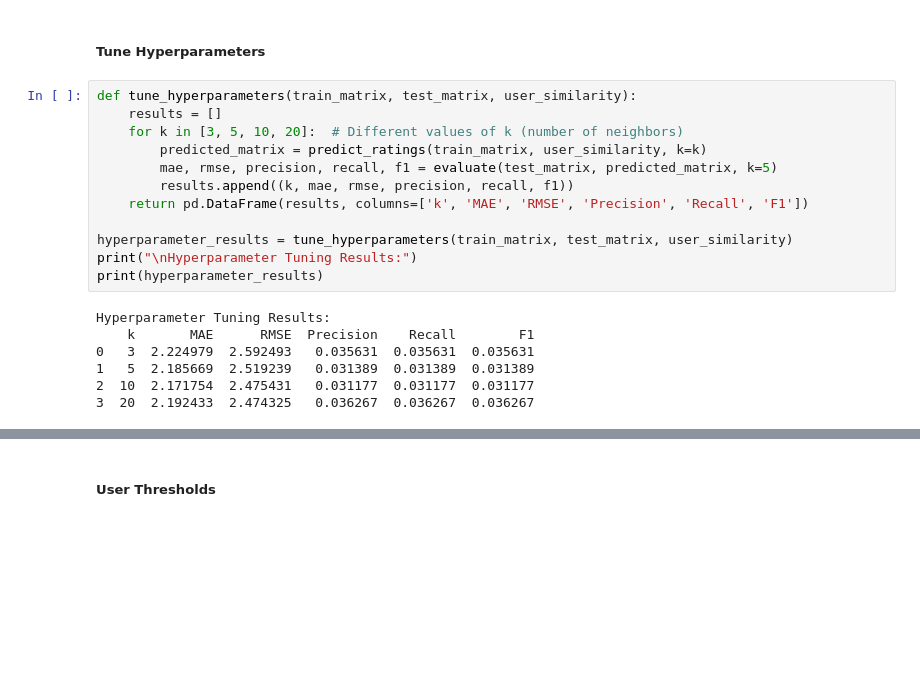
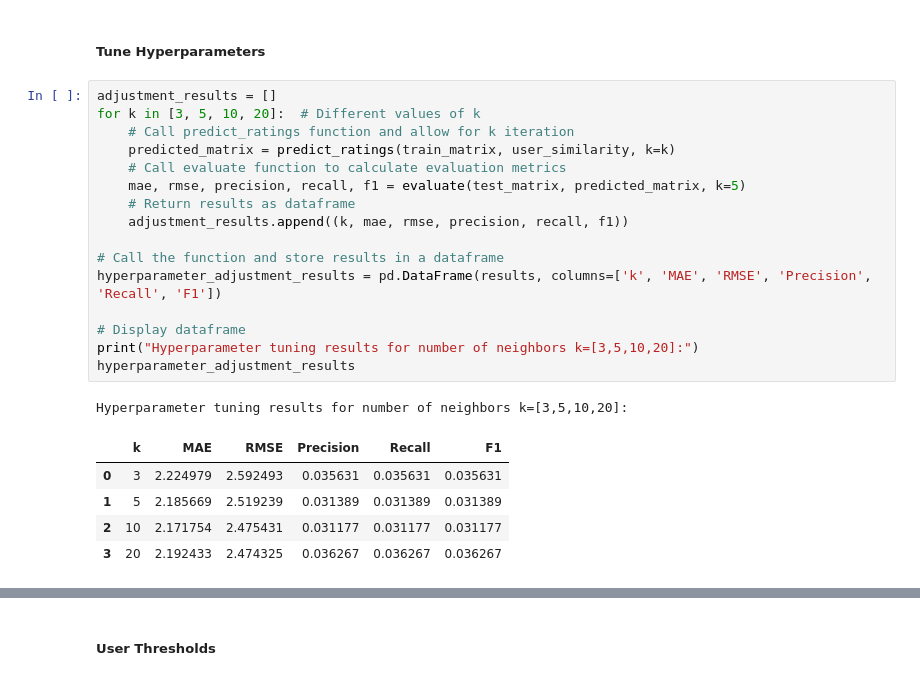
Before and after one commit to ChoutouriadiKaterina/Big_Data_2024, a Jupyter notebook: Working_Christoforos.ipynb, the cells around one changed output, grey strips where cells are left out. Drawn from its saved outputs; the diff is of its cells as text; blank space fills up the shorter version.

```diff
--- a/Working_Christoforos.ipynb
+++ b/Working_Christoforos.ipynb
@@ -979,21 +979,25 @@ F1 Score: 0.03
 # %% [markdown]
 ##### Tune Hyperparameters
 # %%
-def tune_hyperparameters(train_matrix, test_matrix, user_similarity):
-    results = []
-    for k in [3, 5, 10, 20]:  # Different values of k (number of neighbors)
-        predicted_matrix = predict_ratings(train_matrix, user_similarity, k=k)
-        mae, rmse, precision, recall, f1 = evaluate(test_matrix, predicted_matrix, k=5)
-        results.append((k, mae, rmse, precision, recall, f1))
-    return pd.DataFrame(results, columns=['k', 'MAE', 'RMSE', 'Precision', 'Recall', 'F1'])
+adjustment_results = []
+for k in [3, 5, 10, 20]:  # Different values of k
+    # Call predict_ratings function and allow for k iteration
+    predicted_matrix = predict_ratings(train_matrix, user_similarity, k=k)
+    # Call evaluate function to calculate evaluation metrics
+    mae, rmse, precision, recall, f1 = evaluate(test_matrix, predicted_matrix, k=5)
+    # Return results as dataframe
+    adjustment_results.append((k, mae, rmse, precision, recall, f1))
 
-hyperparameter_results = tune_hyperparameters(train_matrix, test_matrix, user_similarity)
-print("\nHyperparameter Tuning Results:")
-print(hyperparameter_results)
+# Call the function and store results in a dataframe
+hyperparameter_adjustment_results = pd.DataFrame(results, columns=['k', 'MAE', 'RMSE', 'Precision', 'Recall', 'F1'])
+
+# Display dataframe
+print("Hyperparameter tuning results for number of neighbors k=[3,5,10,20]:")
+hyperparameter_adjustment_results
 # %% [output]
-Hyperparameter Tuning Results:
-    k       MAE      RMSE  Precision    Recall        F1
-0   3  2.224979  2.592493   0.035631  0.035631  0.035631
-1   5  2.185669  2.519239   0.031389  0.031389  0.031389
-2  10  2.171754  2.475431   0.031177  0.031177  0.031177
-3  20  2.192433  2.474325   0.036267  0.036267  0.036267
+Hyperparameter tuning results for number of neighbors k=[3,5,10,20]:
+|  | k | MAE | RMSE | Precision | Recall | F1 |
+| 0 | 3 | 2.224979 | 2.592493 | 0.035631 | 0.035631 | 0.035631 |
+| 1 | 5 | 2.185669 | 2.519239 | 0.031389 | 0.031389 | 0.031389 |
+| 2 | 10 | 2.171754 | 2.475431 | 0.031177 | 0.031177 | 0.031177 |
+| 3 | 20 | 2.192433 | 2.474325 | 0.036267 | 0.036267 | 0.036267 |
```
Also changed, not shown: parts of 2 cells of this notebook.
